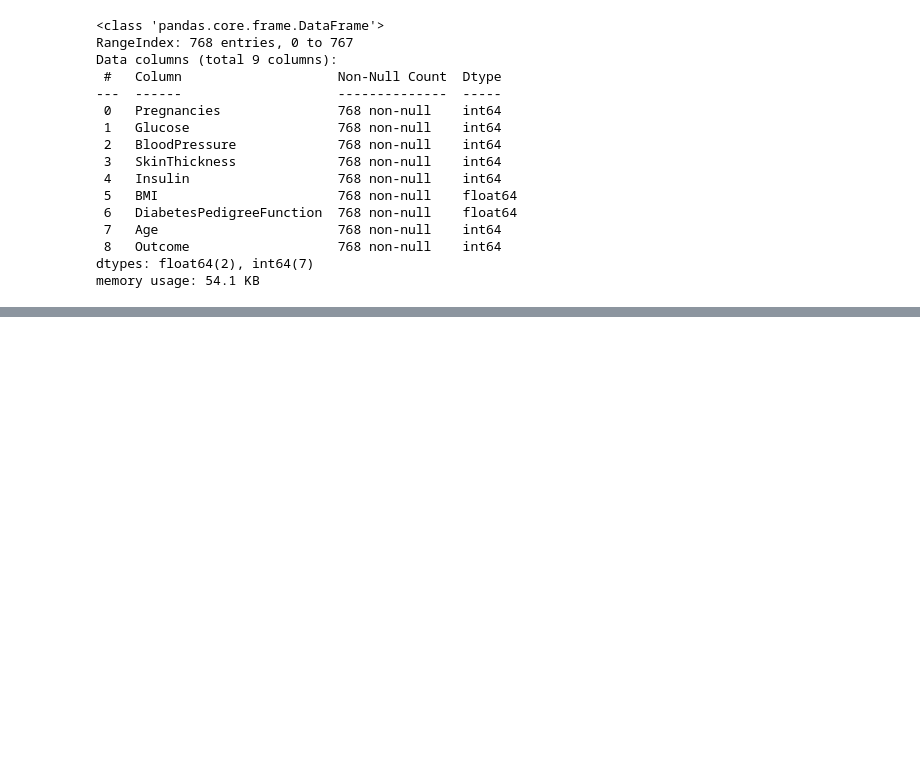
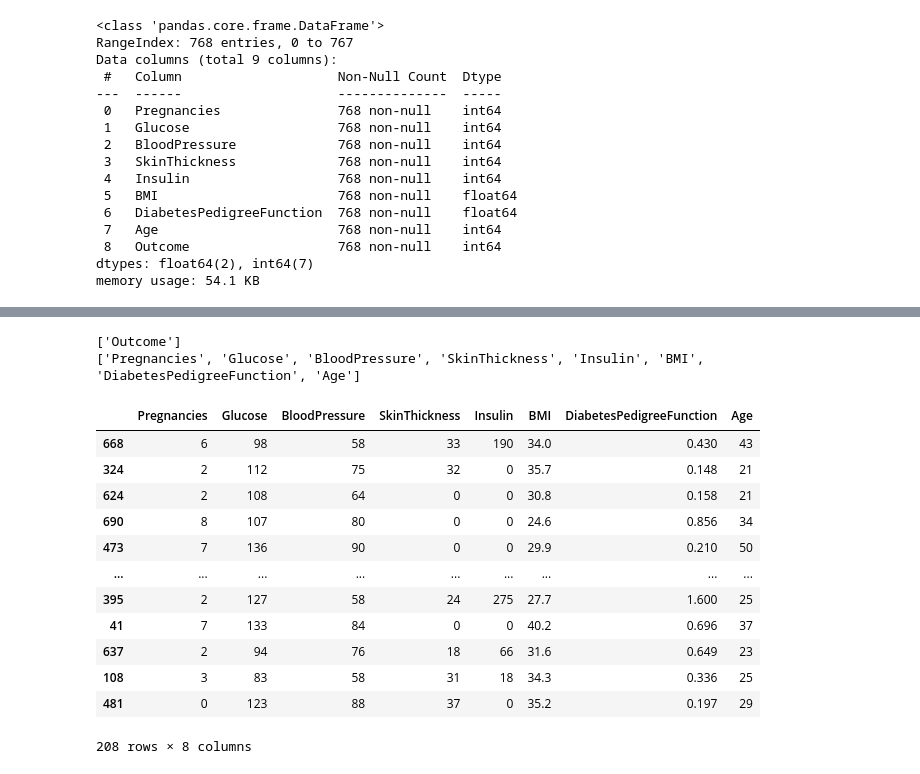
Before and after one commit to Krishsharma179/ANN-Classification-diabetes, a Jupyter notebook: experiments.ipynb, the cells around one changed output, grey strips where cells are left out. Drawn from its saved outputs; the diff is of its cells as text; code cells hidden in the pictures; blank space fills up the shorter version.

```diff
--- a/experiments.ipynb
+++ b/experiments.ipynb
@@ -37,0 +72,6 @@ memory usage: 54.1 KB
+# %%
+print(cat)
+print(num)
+# %% [output]
+['Outcome']
+['Pregnancies', 'Glucose', 'BloodPressure', 'SkinThickness', 'Insulin', 'BMI', 'DiabetesPedigreeFunction', 'Age']
@@ -37,0 +85,22 @@ memory usage: 54.1 KB
+# %%
+X=df.drop('Outcome',axis=1)
+Y=df['Outcome']
+# %%
+from sklearn.model_selection import train_test_split
+x_train,x_test,y_train,y_test=train_test_split(X,Y,random_state=42,test_size=0.27)
+# %%
+x_test
+# %% [output]
+|  | Pregnancies | Glucose | BloodPressure | SkinThickness | Insulin | BMI | DiabetesPedigreeFunction | Age |
+| 668 | 6 | 98 | 58 | 33 | 190 | 34.0 | 0.430 | 43 |
+| 324 | 2 | 112 | 75 | 32 | 0 | 35.7 | 0.148 | 21 |
+| 624 | 2 | 108 | 64 | 0 | 0 | 30.8 | 0.158 | 21 |
+| 690 | 8 | 107 | 80 | 0 | 0 | 24.6 | 0.856 | 34 |
+| 473 | 7 | 136 | 90 | 0 | 0 | 29.9 | 0.210 | 50 |
+| ... | ... | ... | ... | ... | ... | ... | ... | ... |
+| 395 | 2 | 127 | 58 | 24 | 275 | 27.7 | 1.600 | 25 |
+| 41 | 7 | 133 | 84 | 0 | 0 | 40.2 | 0.696 | 37 |
+| 637 | 2 | 94 | 76 | 18 | 66 | 31.6 | 0.649 | 23 |
+| 108 | 3 | 83 | 58 | 31 | 18 | 34.3 | 0.336 | 25 |
+| 481 | 0 | 123 | 88 | 37 | 0 | 35.2 | 0.197 | 29 |
+208 rows × 8 columns
```
Also changed, not shown: parts of 30 cells of this notebook, 7 other files.
